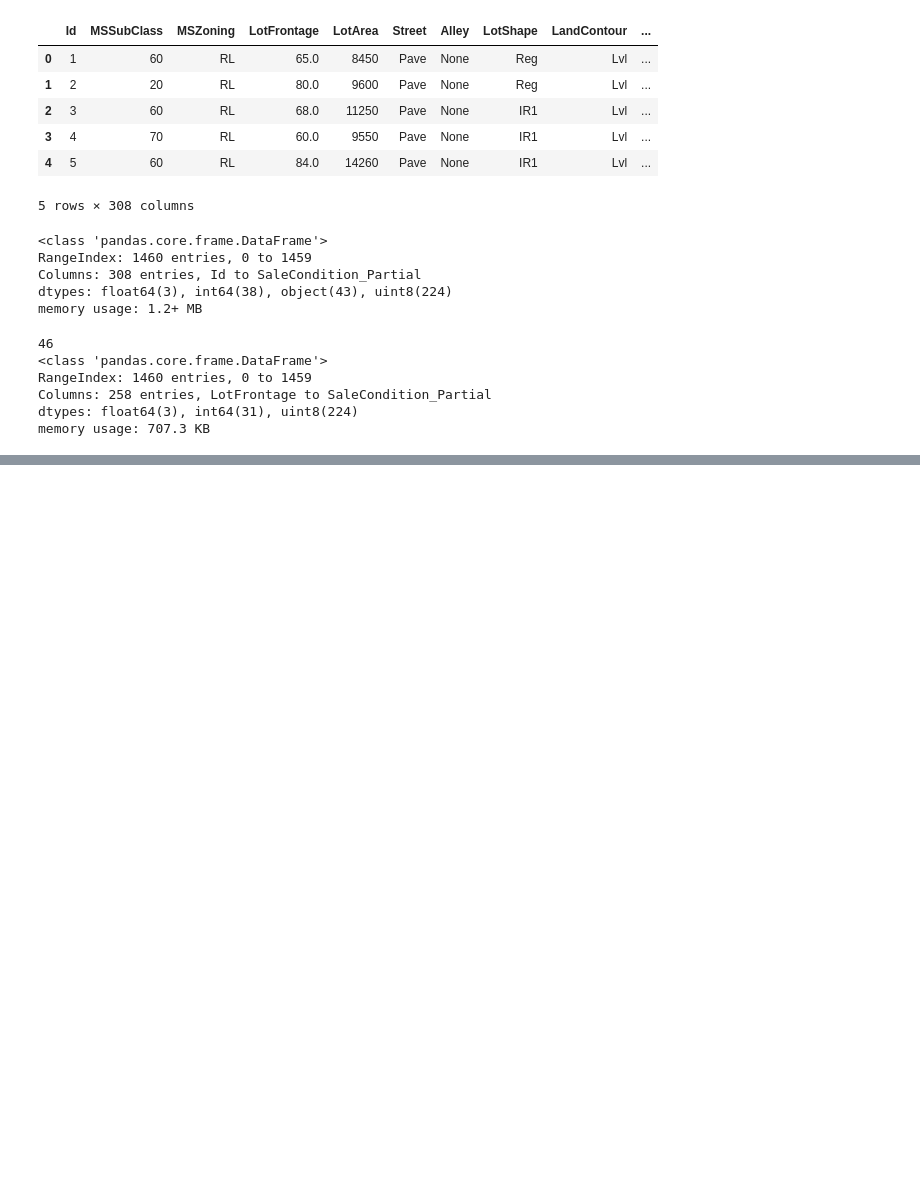
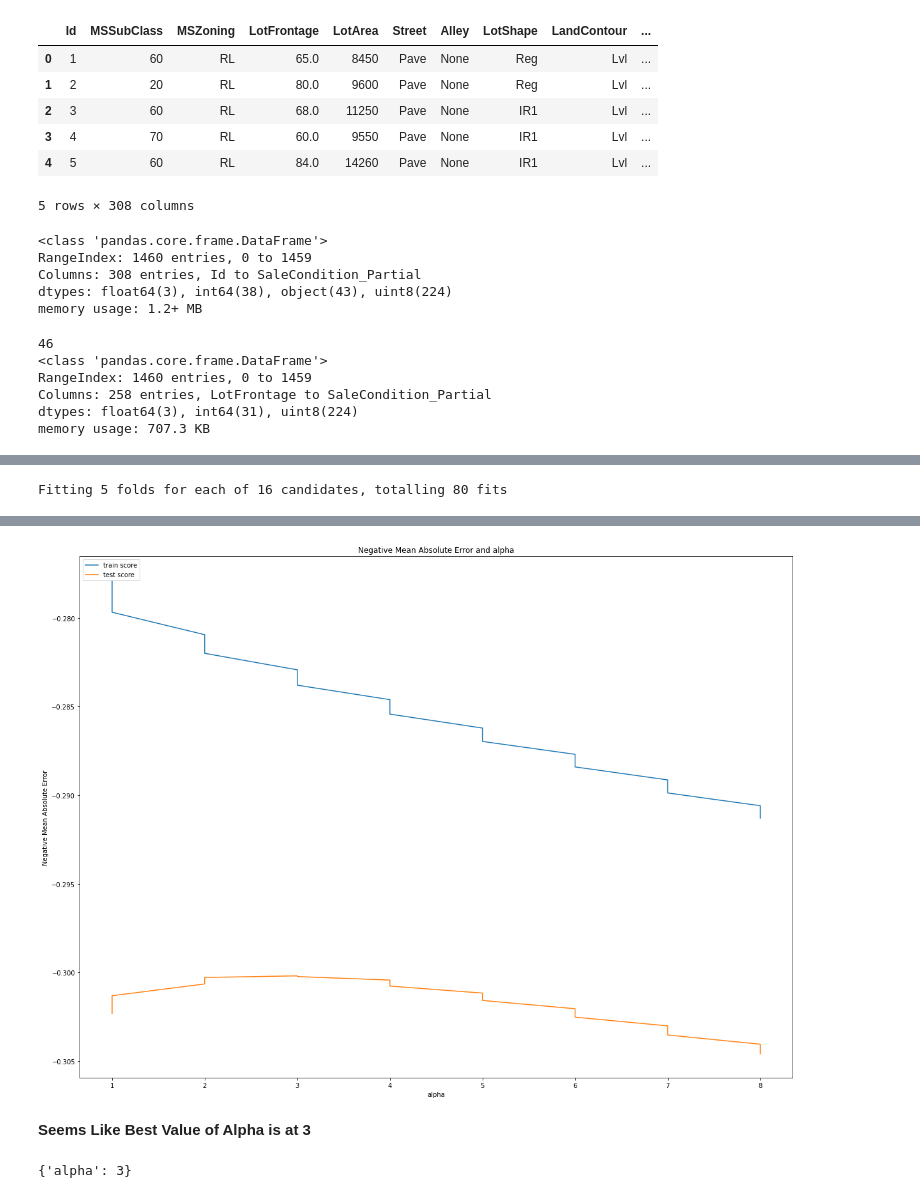
Before and after one commit to HemantTiwariGitHub/IntelligenceCodes, a Jupyter notebook: SurpriseHousingAnalytics.ipynb, the cells around one changed output, grey strips where cells are left out. Saved outputs shown, nothing was run; the diff lists cells and outputs as text; code cells hidden in the pictures; blank space fills up the shorter version.

```diff
--- a/SurpriseHousingAnalytics.ipynb
+++ b/SurpriseHousingAnalytics.ipynb
@@ -191,0 +267,3 @@ houseData.head()
+# %%
+LRModel = LinearRegression()
+LRModel.fit(train, Y_train)
@@ -191,0 +272,4 @@ houseData.head()
+# %%
+#Build Linear Regression with Just top 50 variables for simplicity
+rfe = RFE(LRModel, 50)
+rfe = rfe.fit(train, Y_train)
@@ -191,0 +450,37 @@ houseData.head()
+# %%
+#seems like best value is occuring somewhere between 1 to 5
+# we should repeat to find best  (should have made it function)
+# list of alphas to tune
+params = {'alpha': [1, 1.5, 2, 2.5, 3, 3.5, 4, 4.5, 5, 5.5, 6, 6.5, 7, 7.5, 8, 8.5]}
+
+
+ridge = Ridge()
+
+# cross validation
+folds = 5
+model_cv = GridSearchCV(estimator = ridge,
+                        param_grid = params,
+                        scoring= 'neg_mean_absolute_error',
+                        cv = folds,
+                        return_train_score=True,
+                        verbose = 1)
+model_cv.fit(train50, Y_train)
+
+cv_results = pd.DataFrame(model_cv.cv_results_)
+cv_results = cv_results[cv_results['param_alpha']<=200]
+cv_results.head()
+
+# plotting mean test and train scoes with alpha
+cv_results['param_alpha'] = cv_results['param_alpha'].astype('int32')
+
+# plotting
+plt.figure(figsize=(20,15))
+plt.plot(cv_results['param_alpha'], cv_results['mean_train_score'])
+plt.plot(cv_results['param_alpha'], cv_results['mean_test_score'])
+plt.xlabel('alpha')
+plt.ylabel('Negative Mean Absolute Error')
+plt.title("Negative Mean Absolute Error and alpha")
+plt.legend(['train score', 'test score'], loc='upper left')
+plt.show()
+# %% [output]
+Fitting 5 folds for each of 16 candidates, totalling 80 fits
@@ -191,0 +489,7 @@ houseData.head()
+[figure, added]
+# %% [markdown]
+**Seems Like Best Value of Alpha is at 3**
+# %%
+model_cv.best_params_
+# %% [output]
+{'alpha': 3}
```
Also changed, not shown: parts of 42 cells of this notebook.
